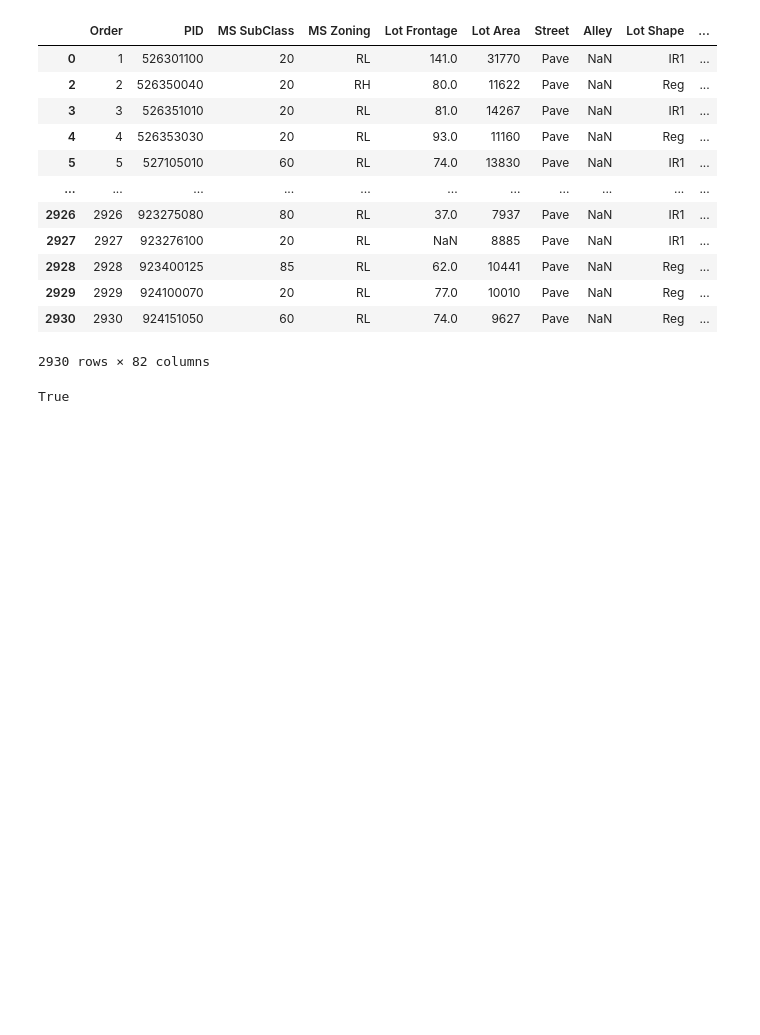
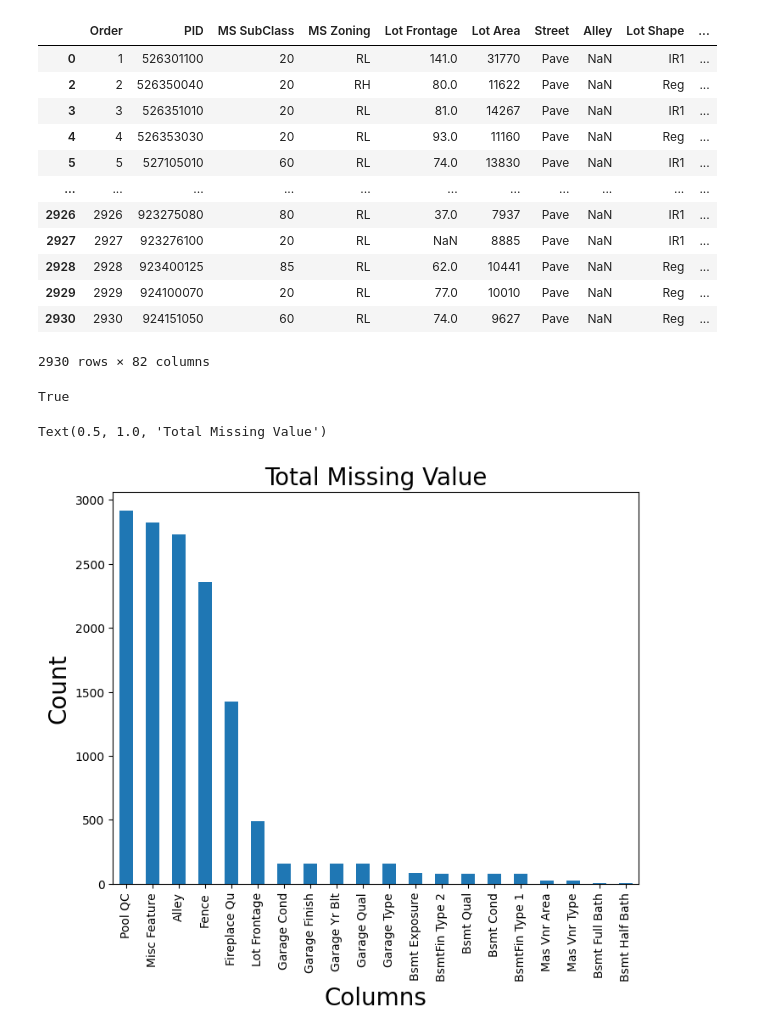
Before and after one commit to EngRidhoNet/machinelearning, a Jupyter notebook: Data-Cleaning.ipynb, the cells around one changed output. Cells and saved outputs as stored; diff of their text form; code cells hidden in the pictures; blank space fills up the shorter version.

```diff
--- a/Data-Cleaning.ipynb
+++ b/Data-Cleaning.ipynb
@@ -209,0 +212,12 @@ True
+# %%
+# mengecek missing value
+total = housing.isnull().sum().sort_values(ascending=False)
+total_Select = total.head(20)
+total_Select.plot(kind='bar', figsize=(8, 6), fontsize=10)
+
+plt.xlabel('Columns', fontsize=20)
+plt.ylabel('Count', fontsize=20)
+plt.title('Total Missing Value', fontsize=20)
+# %% [output]
+Text(0.5, 1.0, 'Total Missing Value')
+[figure, added]
```
Also changed, not shown: parts of 7 cells of this notebook.
